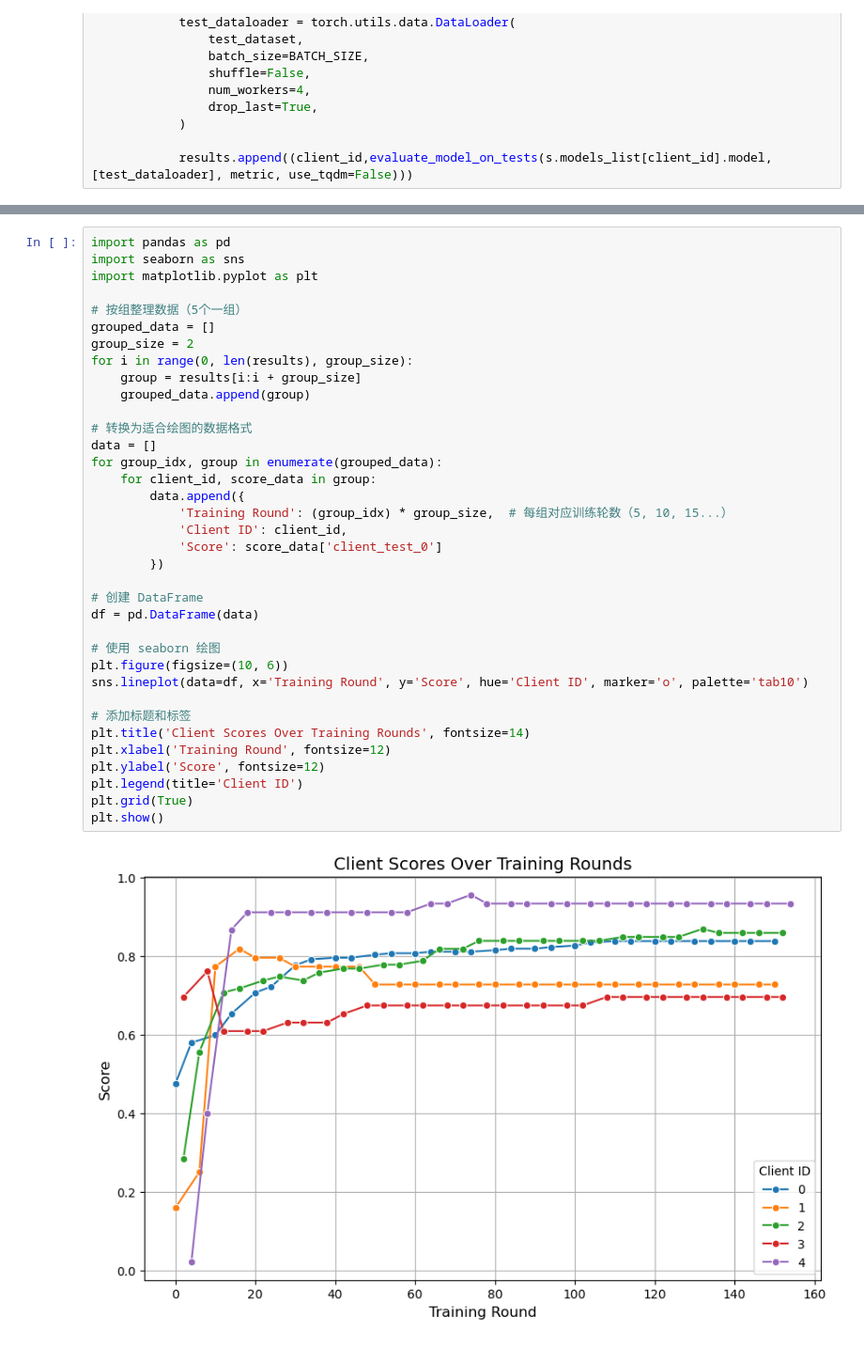
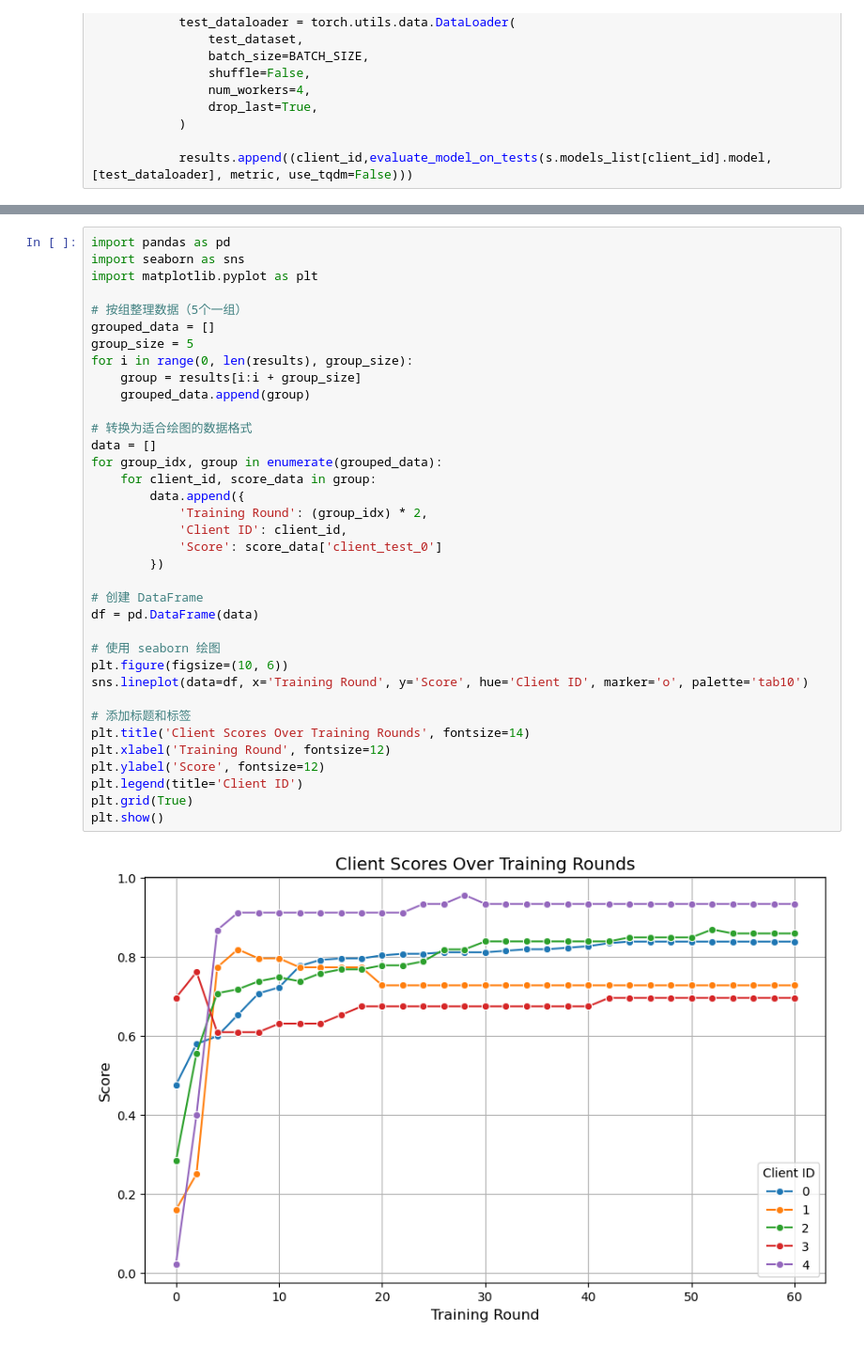
Before and after one commit to Chen-Yulin/FLamby, a Jupyter notebook: playground/TCGA/federated.ipynb, the cells around one changed output, grey strips where cells are left out. Shown at 94% size. Saved outputs shown, nothing was run; the diff lists cells and outputs as text.

```diff
--- a/playground/TCGA/federated.ipynb
+++ b/playground/TCGA/federated.ipynb
@@ -111,34 +92,34 @@ import matplotlib.pyplot as plt
 
 # 按组整理数据（5个一组）
 grouped_data = []
-group_size = 2
+group_size = 5
 for i in range(0, len(results), group_size):
     group = results[i:i + group_size]
     grouped_data.append(group)
 
 # 转换为适合绘图的数据格式
 data = []
 for group_idx, group in enumerate(grouped_data):
     for client_id, score_data in group:
         data.append({
-            'Training Round': (group_idx) * group_size,  # 每组对应训练轮数（5, 10, 15...）
+            'Training Round': (group_idx) * 2,
             'Client ID': client_id,
             'Score': score_data['client_test_0']
         })
 
 # 创建 DataFrame
 df = pd.DataFrame(data)
 
 # 使用 seaborn 绘图
 plt.figure(figsize=(10, 6))
 sns.lineplot(data=df, x='Training Round', y='Score', hue='Client ID', marker='o', palette='tab10')
 
 # 添加标题和标签
 plt.title('Client Scores Over Training Rounds', fontsize=14)
 plt.xlabel('Training Round', fontsize=12)
 plt.ylabel('Score', fontsize=12)
 plt.legend(title='Client ID')
 plt.grid(True)
 plt.show()
 # %% [output]
-[figure, old version]
+[figure, new version]
```
Also changed, not shown: parts of 2 cells of this notebook, 2 other files.
